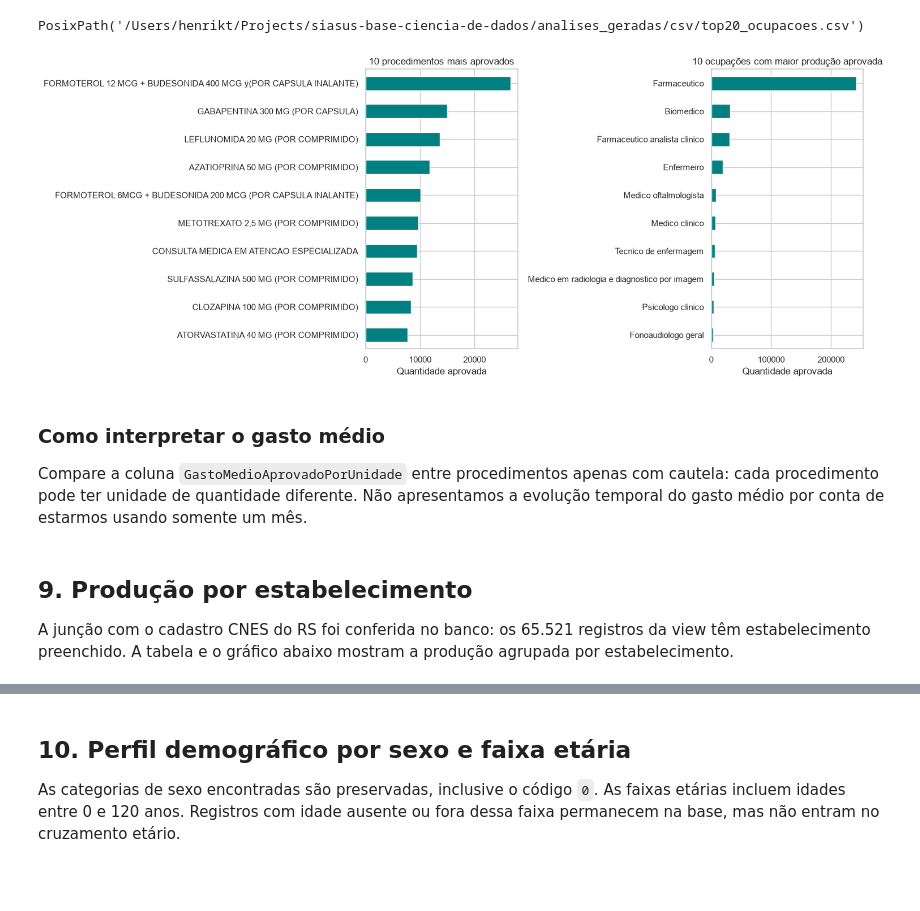
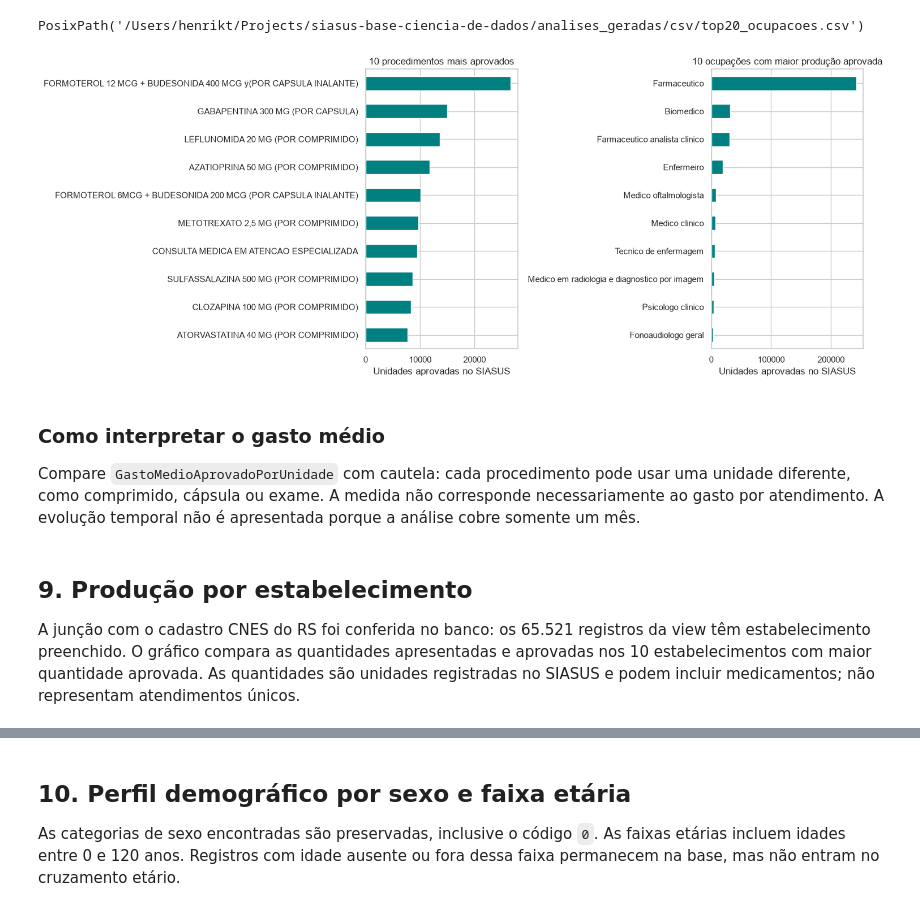
Before and after one commit to Ricardo-Donato/siasus-base-ciencia-de-dados, a Jupyter notebook: T3 - Análise e Visualização SIASUS.ipynb, the cells around one changed output, grey strips where cells are left out. Saved outputs shown, nothing was run; the diff lists cells and outputs as text; code cells hidden in the pictures; blank space fills up the shorter version.

```diff
--- a/T3 - Análise e Visualização SIASUS.ipynb
+++ b/T3 - Análise e Visualização SIASUS.ipynb
@@ -463,26 +463,26 @@ PosixPath('/Users/henrikt/Projects/siasus-base-ciencia-de-dados/analises_geradas
 # %%
 fig, eixos = plt.subplots(1, 2, figsize=(15, 6))
 for eixo, dados_grafico, coluna_rotulo, titulo in [
     (eixos[0], procedimentos.head(10).sort_values("QuantidadeAprovada"), "Procedimento", "10 procedimentos mais aprovados"),
     (eixos[1], ocupacoes.head(10).sort_values("QuantidadeAprovada"), "Ocupacao", "10 ocupações com maior produção aprovada"),
 ]:
     dados_grafico.plot(x=coluna_rotulo, y="QuantidadeAprovada", kind="barh", ax=eixo, legend=False, color="teal")
     eixo.set_title(titulo)
-    eixo.set_xlabel("Quantidade aprovada")
+    eixo.set_xlabel("Unidades aprovadas no SIASUS")
     eixo.set_ylabel("")
 plt.tight_layout()
 plt.savefig(PASTA_IMAGENS / "top_procedimentos_ocupacoes.png", dpi=160, bbox_inches="tight")
 plt.show()
 # %% [output]
-[figure, old version]
+[figure, new version]
 # %% [markdown]
 ### Como interpretar o gasto médio
 
-Compare a coluna `GastoMedioAprovadoPorUnidade` entre procedimentos apenas com cautela: cada procedimento pode ter unidade de quantidade diferente. Não apresentamos a evolução temporal do gasto médio por conta de estarmos usando somente um mês.
+Compare `GastoMedioAprovadoPorUnidade` com cautela: cada procedimento pode usar uma unidade diferente, como comprimido, cápsula ou exame. A medida não corresponde necessariamente ao gasto por atendimento. A evolução temporal não é apresentada porque a análise cobre somente um mês.
 # %% [markdown]
 ## 9. Produção por estabelecimento
 
-A junção com o cadastro CNES do RS foi conferida no banco: os 65.521 registros da view têm estabelecimento preenchido. A tabela e o gráfico abaixo mostram a produção agrupada por estabelecimento.
+A junção com o cadastro CNES do RS foi conferida no banco: os 65.521 registros da view têm estabelecimento preenchido. O gráfico compara as quantidades apresentadas e aprovadas nos 10 estabelecimentos com maior quantidade aprovada. As quantidades são unidades registradas no SIASUS e podem incluir medicamentos; não representam atendimentos únicos.
 # %%
 estabelecimentos = (
     tabela.groupby("Estabelecimento", dropna=False, as_index=False)
```
Also changed, not shown: parts of 9 cells of this notebook, 5 other files.
